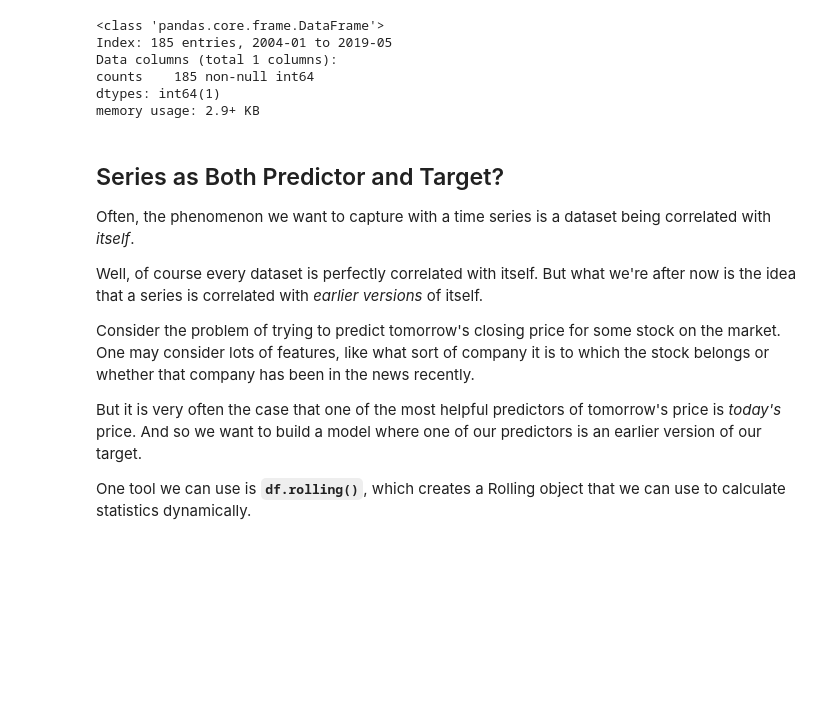
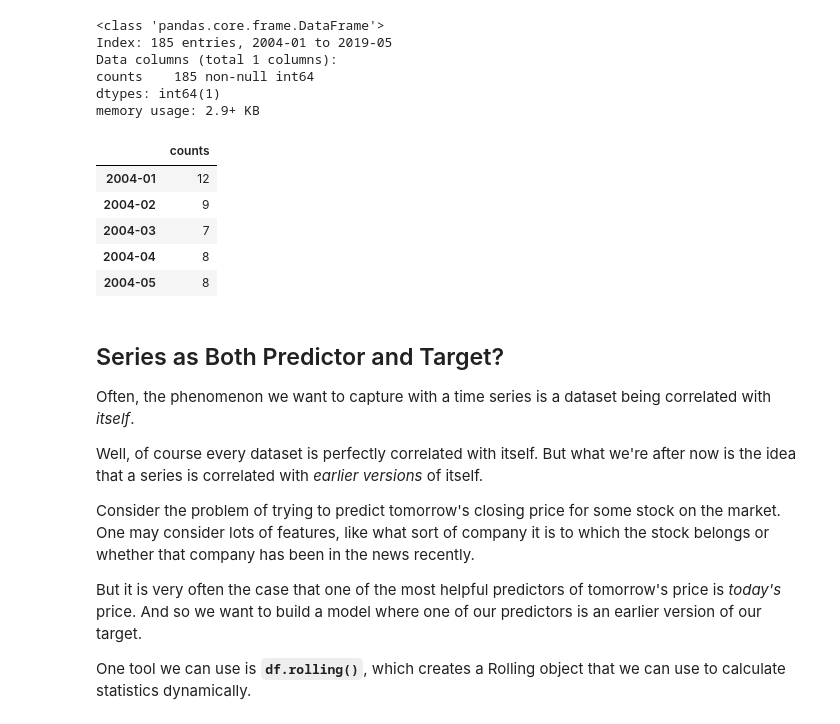
Before and after one commit to Amberlynnyandow/study-group-content, a Jupyter notebook: module_4/week_3_PT/Time Series 2.ipynb, the cells around one changed output. Cells and saved outputs as stored; diff of their text form; code cells hidden in the pictures; blank space fills up the shorter version.

```diff
--- a/module_4/week_3_PT/Time Series 2.ipynb
+++ b/module_4/week_3_PT/Time Series 2.ipynb
@@ -33,6 +33,15 @@ Data columns (total 1 columns):
 counts    185 non-null int64
 dtypes: int64(1)
 memory usage: 2.9+ KB
+# %%
+fb.head()
+# %% [output]
+|  | counts |
+| 2004-01 | 12 |
+| 2004-02 | 9 |
+| 2004-03 | 7 |
+| 2004-04 | 8 |
+| 2004-05 | 8 |
 # %% [markdown]
 ## Series as Both Predictor and Target?
 
```
Also changed, not shown: parts of 12 cells of this notebook, 3 other files.
